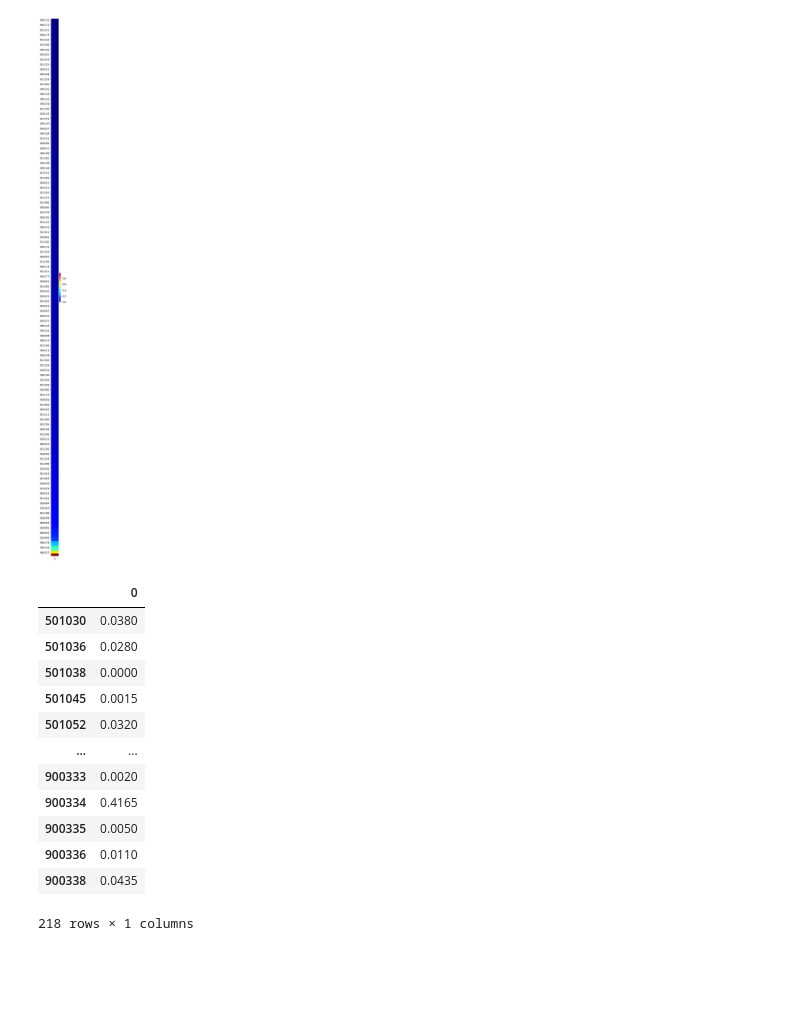
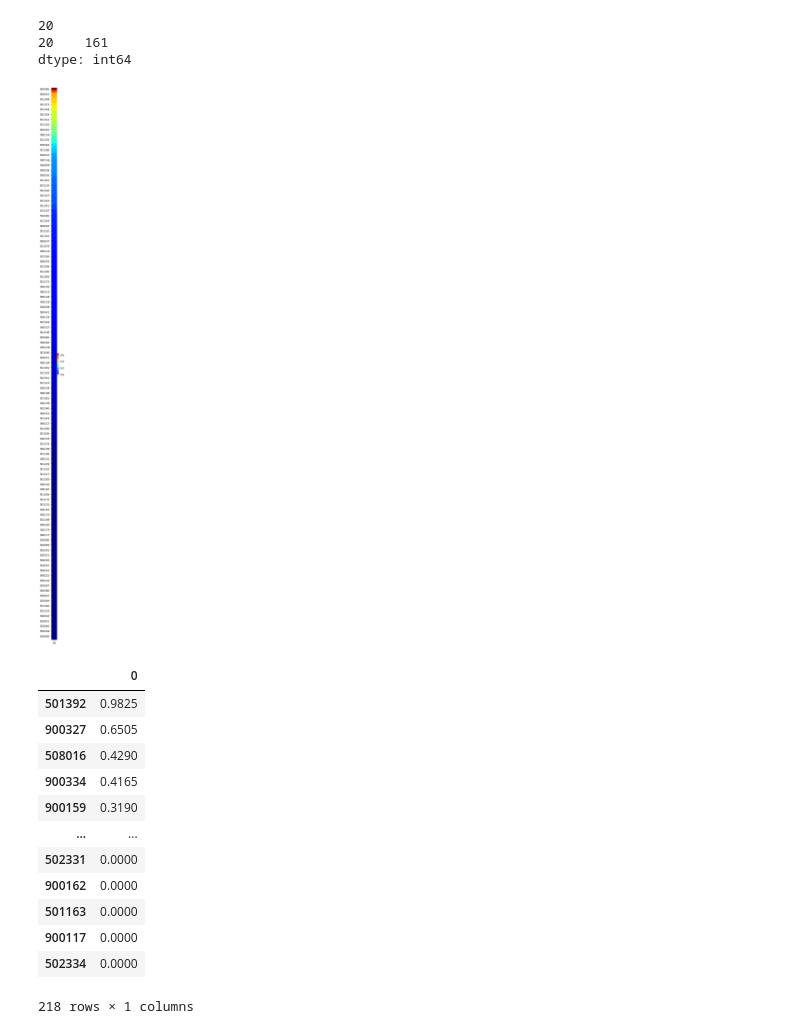
Before and after one commit to anaqiafendi/Phosphotase-Protein-Design-Project, a Jupyter notebook: Activity Analysis/ActivityAnalysis.ipynb, the cells around one changed output. Cells and saved outputs as stored; diff of their text form; code cells hidden in the pictures; blank space fills up the shorter version.

Commit message:
Modified seaborn heatmap vector to display descending

```diff
--- a/Activity Analysis/ActivityAnalysis.ipynb
+++ b/Activity Analysis/ActivityAnalysis.ipynb
@@ -47,28 +43,31 @@ Heatmap_Vector(pd.DataFrame(activations.iloc[0,:]))
 # %%
 def AnalyzeSubstrate(df=activations, SID=0):
     act_df = df.iloc[0,:]
-# %%
-
-fig, ax = plt.subplots(figsize=(0.7,40), dpi=100)
-df_view = pd.DataFrame(activations.iloc[0,:])
-df_view = df_view.sort_values(by=0, ascending=True)
-hmap = sns.heatmap(df_view, cmap='jet', ax=ax)
-# %% [output]
-[figure, removed]
-# %%
-df_view = pd.DataFrame(activations.iloc[0,:])
-df_view
-# %% [output]
-|  | 0 |
-| 501030 | 0.0380 |
-| 501036 | 0.0280 |
-| 501038 | 0.0000 |
-| 501045 | 0.0015 |
-| 501052 | 0.0320 |
-| ... | ... |
-| 900333 | 0.0020 |
-| 900334 | 0.4165 |
-| 900335 | 0.0050 |
-| 900336 | 0.0110 |
-| 900338 | 0.0435 |
-218 rows × 1 columns
+# %%
+SID = np.random.randint(0,168)
+print(SID)
+
+df_view = pd.DataFrame(activations.iloc[SID,:]) # Obtains vector from dataframe
+df_view = df_view.sort_values(by=SID, ascending=False) # Sort values in descending order
+print(df_view[df_view[SID] > 0].count()) # Print count of non-zero datapoints
+# %% [output]
+20
+20    161
+dtype: int64
+[figure, added]
+# %%
+df_view
+# %% [output]
+|  | 0 |
+| 501392 | 0.9825 |
+| 900327 | 0.6505 |
+| 508016 | 0.4290 |
+| 900334 | 0.4165 |
+| 900159 | 0.3190 |
+| ... | ... |
+| 502331 | 0.0000 |
+| 900162 | 0.0000 |
+| 501163 | 0.0000 |
+| 900117 | 0.0000 |
+| 502334 | 0.0000 |
+218 rows × 1 columns
```
Also changed, not shown: parts of 1 cell of this notebook.
